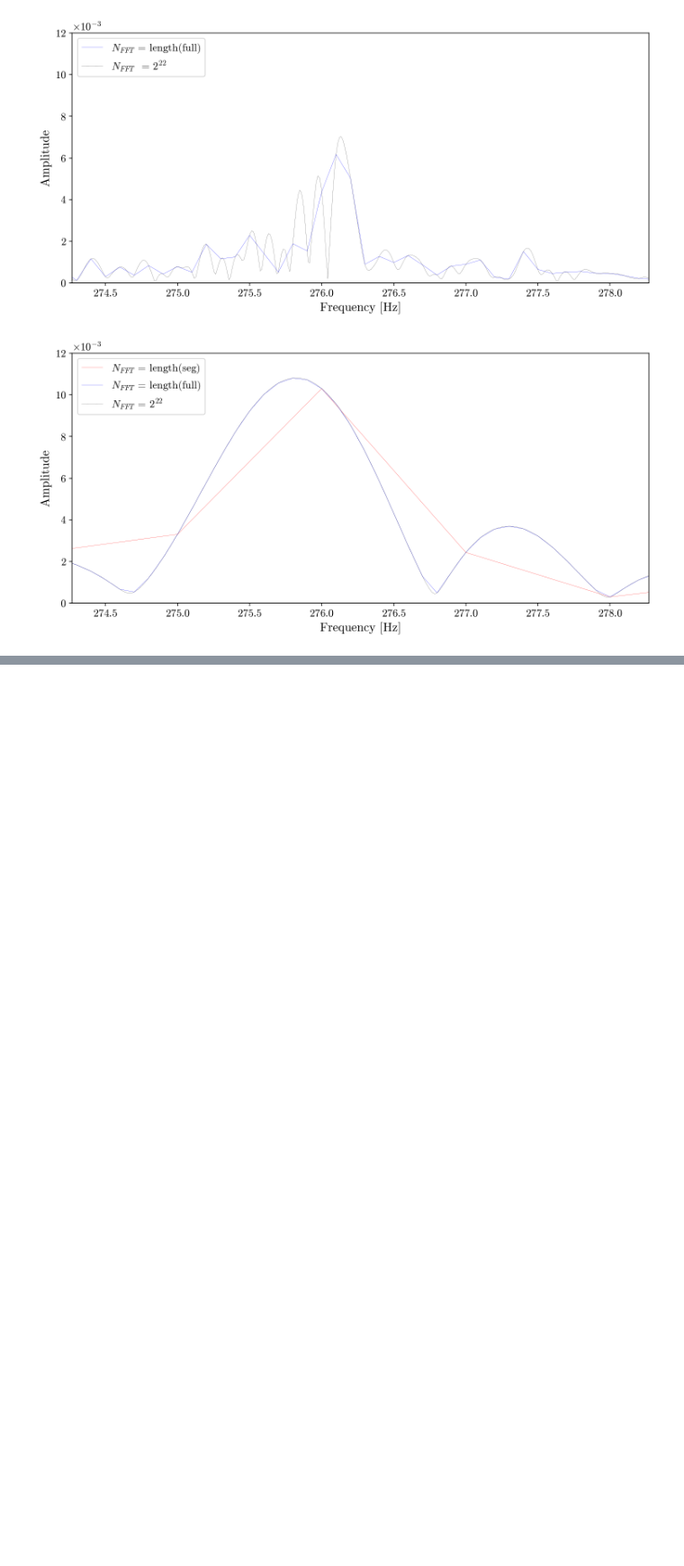
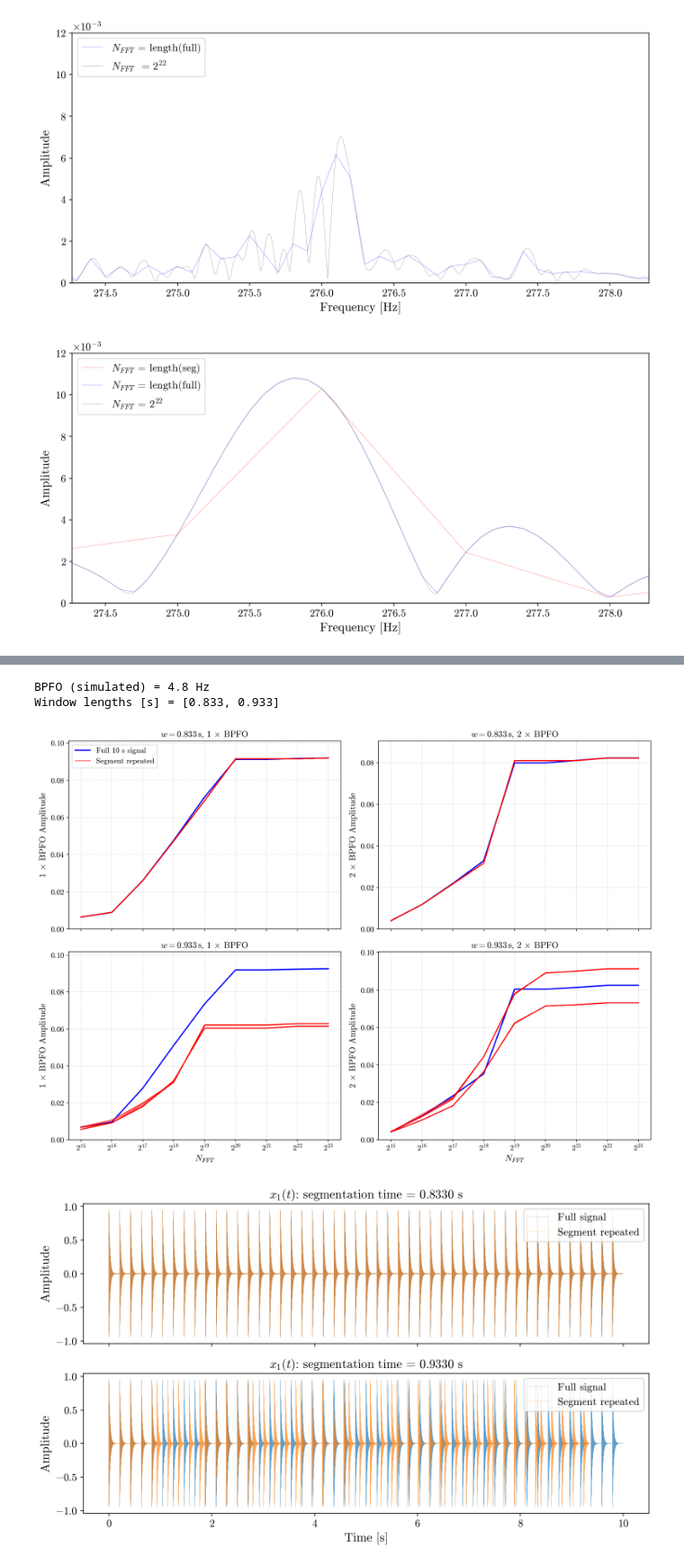
Before and after one commit to AyomideOsetoba/Uncertainty_Induced_Parameters_in_Envelope-Analysis, a Jupyter notebook: ses_pipeline_example.ipynb, the cells around one changed output, grey strips where cells are left out. Shown at 90% size. Cells and saved outputs as stored; diff of their text form; code cells hidden in the pictures; blank space fills up the shorter version.

```diff
--- a/ses_pipeline_example.ipynb
+++ b/ses_pipeline_example.ipynb
@@ -634,0 +948,44 @@ plt.show()
+# %%
+# Use first simulated case for the segmentation study
+case_idx = 0
+y_sim = y_cases_sim[case_idx]
+
+bpfo_sim = fs / 10_000.0
+print("BPFO (simulated) =", bpfo_sim, "Hz")
+
+# Explicitly use 0.833 and 0.933 s
+window_lengths_sec = [0.833, 0.933]
+print("Window lengths [s] =", window_lengths_sec)
+
+# Analyse BOTH 1×BPFO and 2×BPFO
+bpfo_list_sim = [bpfo_sim, 2 * bpfo_sim]
+
+results_wl_sim = compute_windowlength_sweep(
+    y=y_sim,
+    fs=fs,
+    bpfo_list=bpfo_list_sim,
+    window_lengths_sec=window_lengths_sec,
+    nfft_range=(15, 23),
+    hilb_flag="t",
+    band=True,
+)
+
+# 2×2 layout: row1=0.833s, row2=0.933s; col1=1×BPFO, col2=2×BPFO
+plot_windowlength_vs_nfft_2by2(
+    results_wl=results_wl_sim,
+    bpfo_list=bpfo_list_sim,
+    nfft_range=(15, 23),
+)
+
+
+plot_full_vs_repeated_segments(
+    y=y_sim,
+    fs=fs,
+    results_wl=results_wl_sim,
+    case_label=r"$x_1(t)$",
+)
+# %% [output]
+BPFO (simulated) = 4.8 Hz
+Window lengths [s] = [0.833, 0.933]
+[figure, added]
+[figure, added]
```
Also changed, not shown: parts of 9 cells of this notebook, 3 other files.
